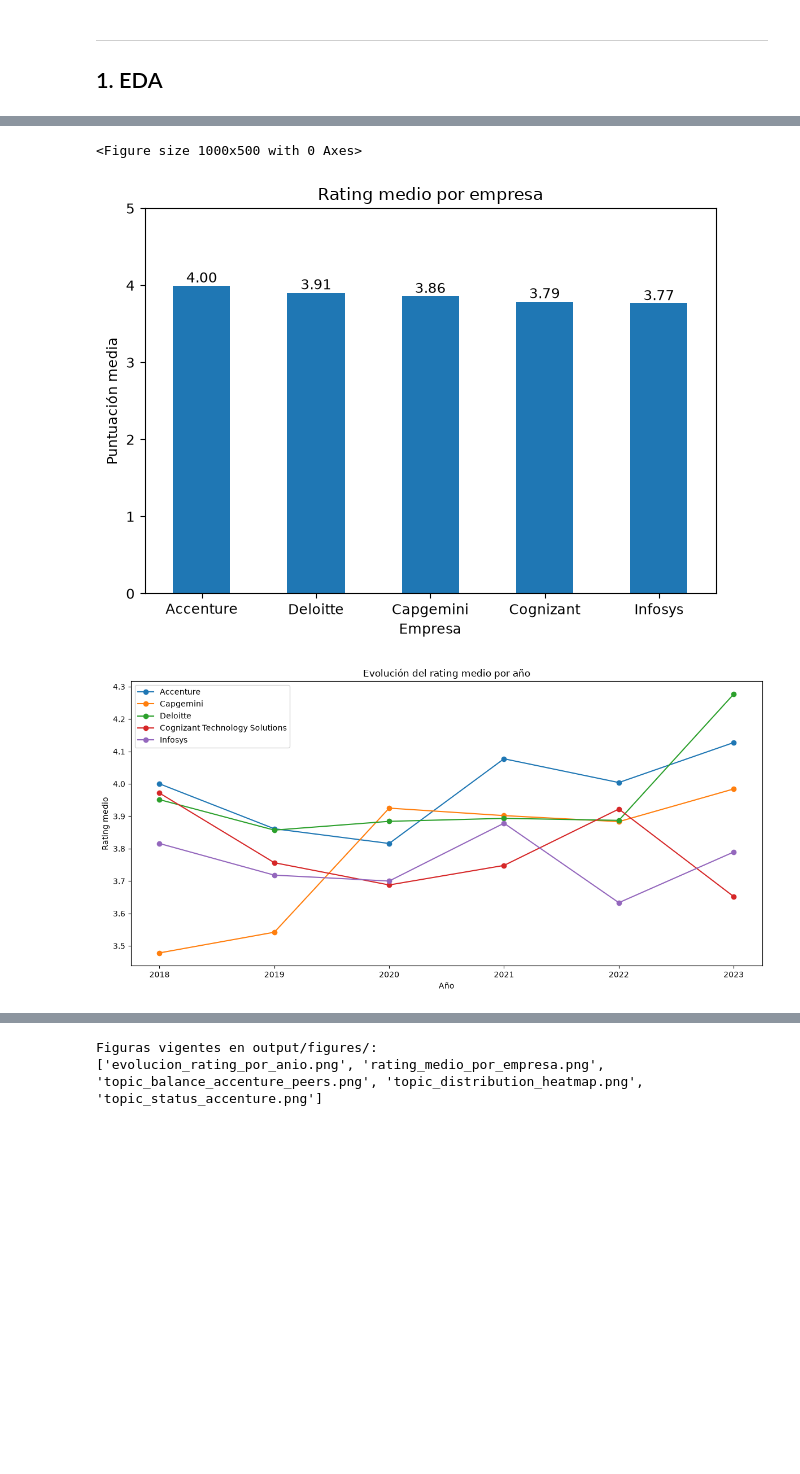
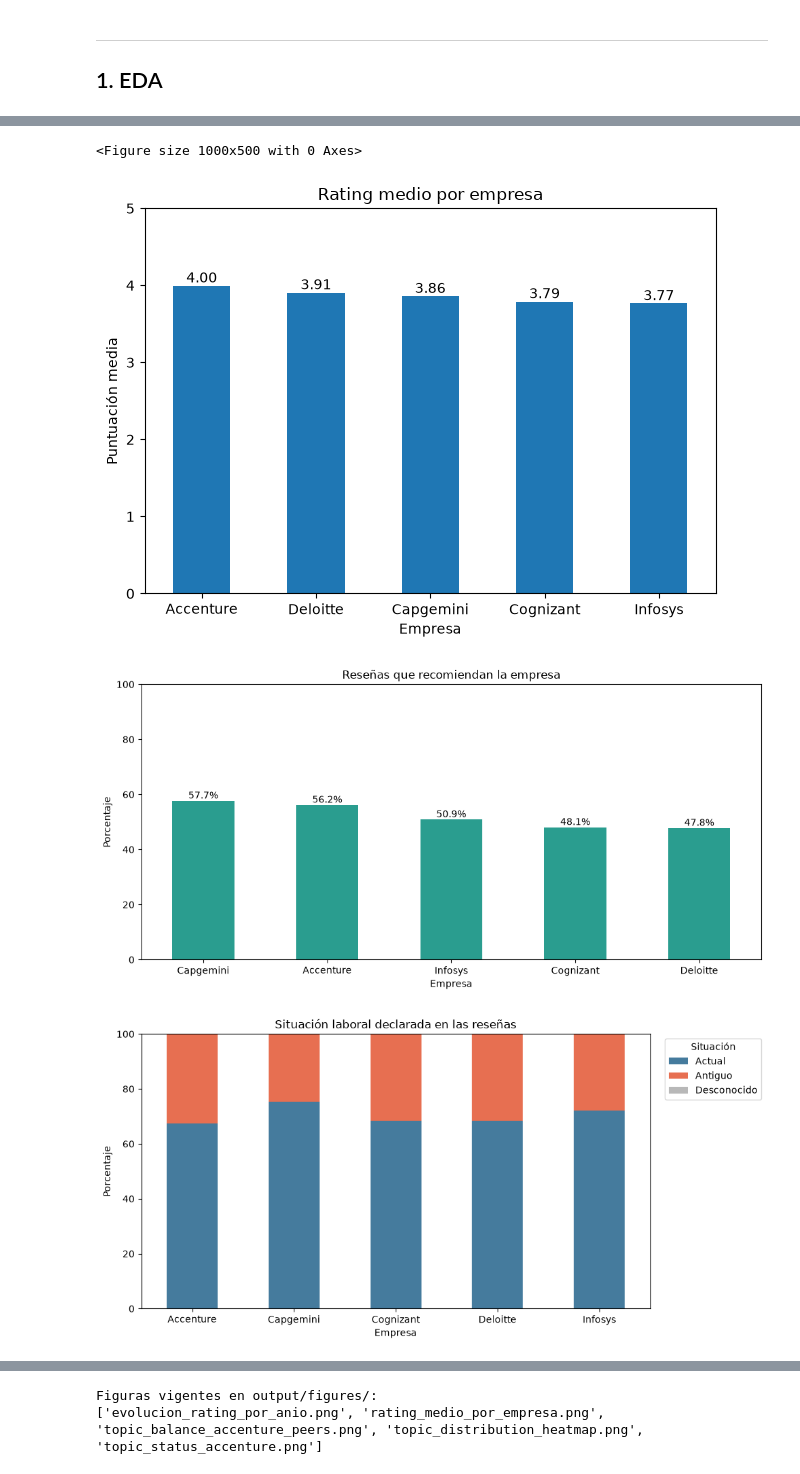
Before and after one commit to migueldevesaferrer/consulting-it-employer-reputation-intelligence, a Jupyter notebook: notebooks/consulting-it-employer-reputation-intelligence.ipynb, the cells around one changed output, grey strips where cells are left out. Cells and saved outputs as stored; diff of their text form; code cells hidden in the pictures; blank space fills up the shorter version.

```diff
--- a/notebooks/consulting-it-employer-reputation-intelligence.ipynb
+++ b/notebooks/consulting-it-employer-reputation-intelligence.ipynb
@@ -134,14 +163,16 @@ figures_dir = output_dir / 'figures'
 output_dir.mkdir(exist_ok=True)
 figures_dir.mkdir(exist_ok=True)
 
-# Resumimos volumen, rating, recomendación y proporción de empleados actuales por empresa.
+# Resumimos volumen, rating, recomendación y composición laboral por empresa.
 summary = (
     df.groupby('firm')
       .agg(
           reseñas=('firm', 'size'),
           rating_medio=('overall_rating', 'mean'),
           porcentaje_recomendacion=('recomienda', lambda s: (s == 'Sí').mean() * 100),
-          porcentaje_actuales=('situacion', lambda s: (s == 'Actual').mean() * 100)
+          porcentaje_actuales=('situacion', lambda s: (s == 'Actual').mean() * 100),
+          porcentaje_antiguos=('situacion', lambda s: (s == 'Antiguo').mean() * 100),
+          porcentaje_desconocidos=('situacion', lambda s: (s == 'Desconocido').mean() * 100)
       )
       .reset_index()
       .sort_values('rating_medio', ascending=False)
@@ -152,10 +183,11 @@ print(summary.round(2).to_string(index=False))
 
 # Comparamos el rating medio entre personas que siguen en la empresa y quienes ya salieron.
 current_vs_former = (
-    df.groupby(['firm', 'situacion'])['overall_rating']
+    df.loc[df['situacion'].isin(['Actual', 'Antiguo'])]
+      .groupby(['firm', 'situacion'])['overall_rating']
       .mean()
       .unstack()
-      .loc[:, ['Actual', 'Antiguo']]
+      .reindex(columns=['Actual', 'Antiguo'])
 )
 print('\nRating medio por situación laboral:')
 print(current_vs_former.round(2))
@@ -167,27 +199,55 @@ ax.set_title('Rating medio por empresa')
 ax.set_ylabel('Puntuación media')
 ax.set_xlabel('Empresa')
 ax.set_ylim(0, 5)
-ax.set_xticklabels(
-    summary['firm'].replace({'Cognizant Technology Solutions': 'Cognizant'}),
-    rotation=0
-)
+ax.set_xticklabels(summary['firm'].replace({'Cognizant Technology Solutions': 'Cognizant'}), rotation=0)
 for p in ax.patches:
     ax.annotate(f'{p.get_height():.2f}', (p.get_x() + p.get_width()/2, p.get_height()), ha='center', va='bottom')
 plt.tight_layout()
 plt.savefig(figures_dir / 'rating_medio_por_empresa.png', dpi=200)
 plt.show()
 
-# Calculamos y graficamos la evolución anual del rating para las cinco empresas.
+# Comparamos la proporción de reseñas que recomiendan cada empresa.
+recommendation_plot = summary.sort_values('porcentaje_recomendacion', ascending=False)
+ax = recommendation_plot.plot(
+    kind='bar', x='firm', y='porcentaje_recomendacion', color='#2a9d8f', legend=False,
+    figsize=(10, 5)
+)
+ax.set_title('Reseñas que recomiendan la empresa')
+ax.set_ylabel('Porcentaje')
+ax.set_xlabel('Empresa')
+ax.set_ylim(0, 100)
+ax.set_xticklabels(recommendation_plot['firm'].replace({'Cognizant Technology Solutions': 'Cognizant'}), rotation=0)
+for p in ax.patches:
+    ax.annotate(f'{p.get_height():.1f}%', (p.get_x() + p.get_width()/2, p.get_height()), ha='center', va='bottom')
+plt.tight_layout()
+plt.savefig(figures_dir / 'recomendacion_por_empresa.png', dpi=200)
+plt.show()
+
+# Mostramos por empresa la proporción de reseñas de empleados actuales, antiguos y no identificados.
+status_share = pd.crosstab(df['firm'], df['situacion'], normalize='index').mul(100)
+status_share = status_share.reindex(columns=['Actual', 'Antiguo', 'Desconocido'], fill_value=0)
+ax = status_share.plot(kind='bar', stacked=True, figsize=(10, 5), color=['#457b9d', '#e76f51', '#b8b8b8'])
+ax.set_title('Situación laboral declarada en las reseñas')
+ax.set_ylabel('Porcentaje')
+ax.set_xlabel('Empresa')
+ax.set_ylim(0, 100)
+ax.set_xticklabels(status_share.index.to_series().replace({'Cognizant Technology Solutions': 'Cognizant'}), rotation=0)
+ax.legend(title='Situación', bbox_to_anchor=(1.02, 1), loc='upper left')
+plt.tight_layout()
+plt.savefig(figures_dir / 'situacion_laboral_por_empresa.png', dpi=200, bbox_inches='tight')
+plt.show()
+
+# Calculamos ratings y tamaños muestrales anuales para distinguir tendencia y años con poco volumen.
 trend = (
     df.groupby(['anio', 'firm'])['overall_rating']
-      .mean()
+      .agg(rating_medio='mean', reseñas='size')
       .reset_index()
 )
 
 plt.figure(figsize=(12, 6))
 for company in DISPLAY_FIRMS:
     subset = trend[trend['firm'] == company].sort_values('anio')
-    plt.plot(subset['anio'], subset['overall_rating'], marker='o', label=company)
+    plt.plot(subset['anio'], subset['rating_medio'], marker='o', label=company)
 
 plt.title('Evolución del rating medio por año')
 plt.xlabel('Año')
@@ -205,8 +265,9 @@ for legacy_figure in output_dir.glob('*.png'):
         destination = figures_dir / f'{legacy_figure.stem}_legacy{legacy_figure.suffix}'
     legacy_figure.replace(destination)
 
-# Guardamos el resumen tabular para reutilizarlo en el informe y la presentación.
+# Guardamos las tablas del resumen y la tendencia con sus denominadores anuales.
 summary.to_csv(output_dir / 'eda_summary_by_company.csv', index=False)
+trend.to_csv(output_dir / 'eda_trend_by_company_year.csv', index=False)
 print('\nArchivos generados en output/:')
 print(sorted(path.name for path in output_dir.iterdir()))
 print('Figuras en output/figures/:')
@@ -222,12 +283,13 @@ Cognizant Technology Solutions     1000          3.79                      48.1
 
 Rating medio por situación laboral:
 situacion                       Actual  Antiguo
 firm
 Accenture                         4.14     3.71
 Capgemini                         3.98     3.48
 Cognizant Technology Solutions    3.83     3.70
 Deloitte                          4.00     3.69
 Infosys                           3.85     3.55
 <Figure size 1000x500 with 0 Axes>
 [figure]
-[figure, old version]
+[figure, new version]
+[figure, added]
```
Also changed, not shown: parts of 17 cells of this notebook, 2 other files.
